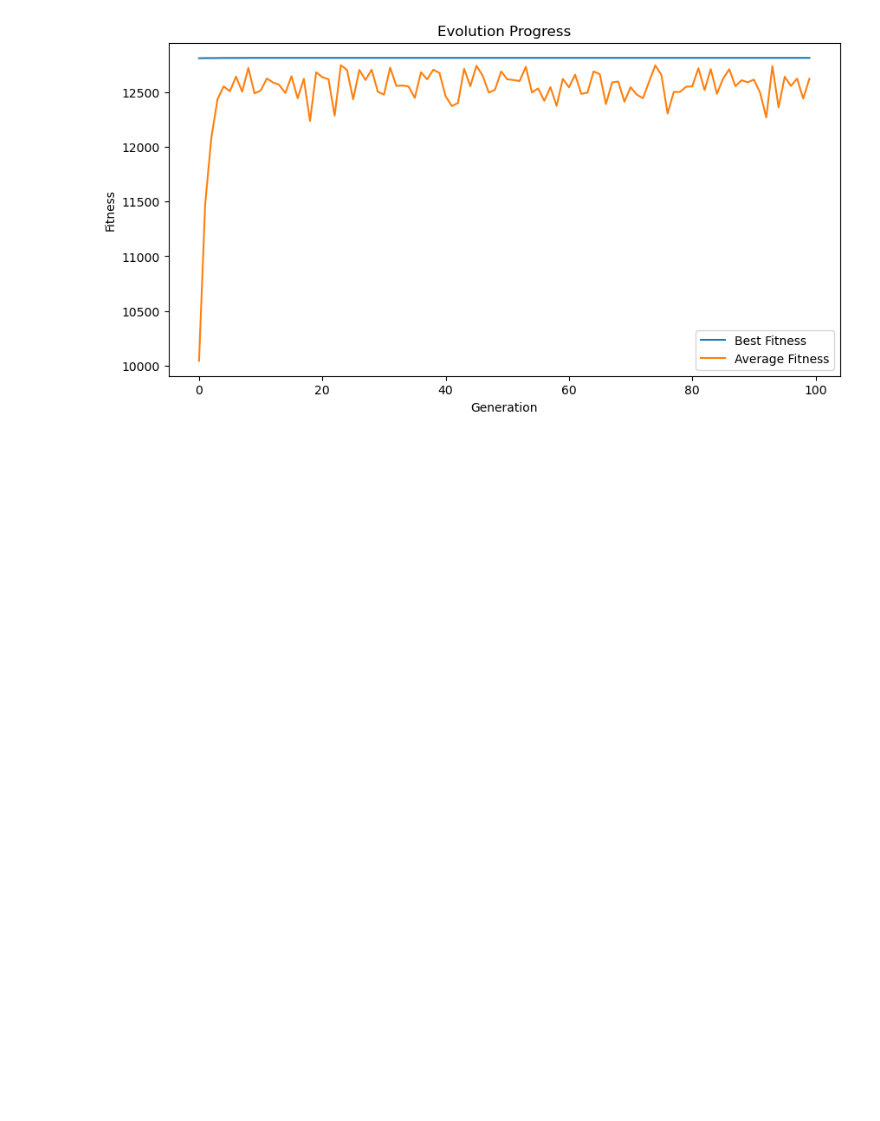
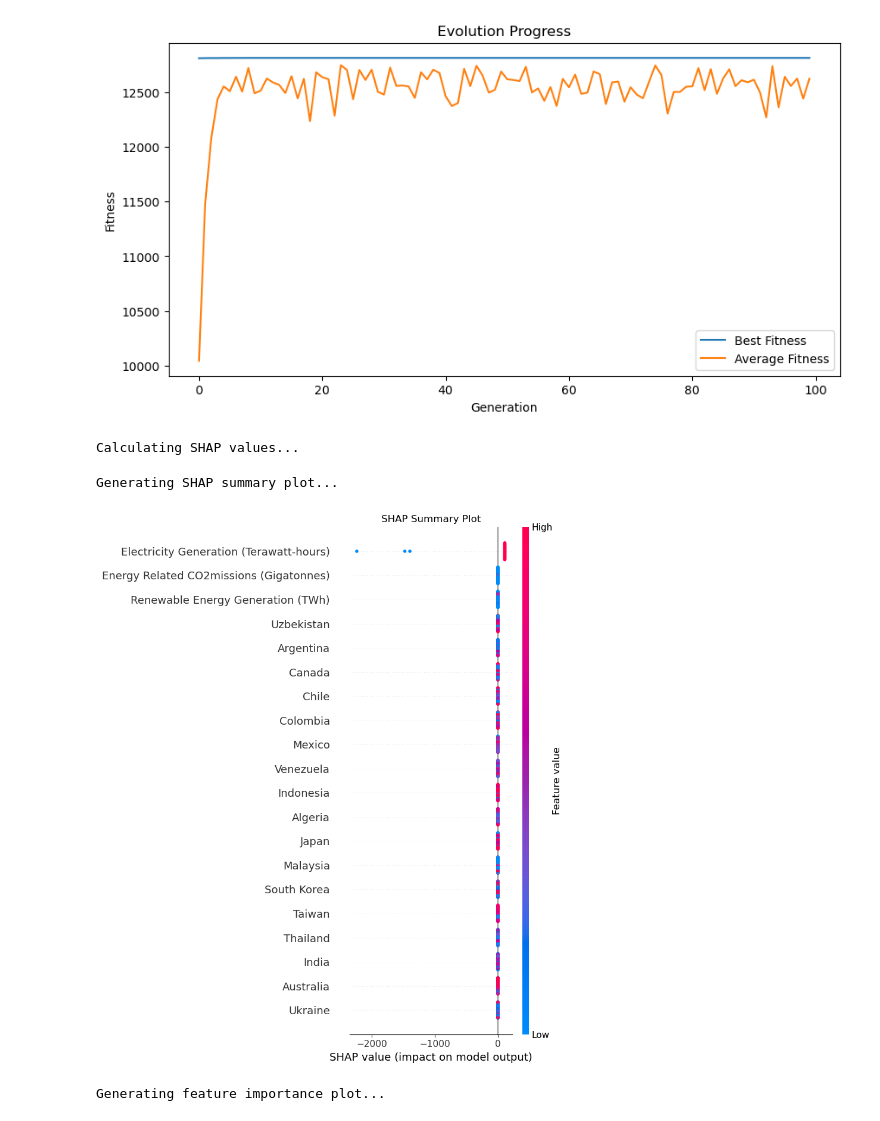
Before and after one commit to lassya2507/eco-resource-optimization, a Jupyter notebook: main.ipynb, the cells around one changed output. Saved outputs shown, nothing was run; the diff lists cells and outputs as text; code cells hidden in the pictures; blank space fills up the shorter version.

Commit message:
applied shap

```diff
--- a/main.ipynb
+++ b/main.ipynb
@@ -157,3 +159,78 @@ plt.legend()
 plt.show()
 # %% [output]
 [figure]
+# %%
+def analyze_final_population(ea):
+    # Convert final population to DataFrame and ensure numeric values
+    final_population_df = pd.DataFrame(ea.final_population)
+
+    # Convert all numeric columns to float
+    for col in final_population_df.columns:
+        try:
+            final_population_df[col] = pd.to_numeric(final_population_df[col], errors='coerce')
+        except:
+            continue
+
+    # Drop any non-numeric columns
+    numeric_cols = final_population_df.select_dtypes(include=[np.number]).columns
+    final_population_df = final_population_df[numeric_cols]
+
+    # Create a wrapper for the fitness function that works with numpy arrays
+    def fitness_model(X):
+        # Convert numpy array back to dictionary format expected by objective_function
+        results = []
+        for i in range(len(X)):
+            individual = {col: X[i, j] for j, col in enumerate(numeric_cols)}
+            results.append(ea.objective_function(individual))
+        return np.array(results)
+
+    # Create background data for SHAP
+    background_data = final_population_df.sample(min(100, len(final_population_df)))
+
+    # Initialize SHAP explainer
+    explainer = shap.KernelExplainer(fitness_model, background_data)
+
+    # Calculate SHAP values for a subset of the final population
+    sample_size = min(50, len(final_population_df))  # Limit sample size for computation
+    sample_data = final_population_df.sample(sample_size)
+
+    print("Calculating SHAP values...")
+    shap_values = explainer.shap_values(sample_data)
+
+    # Create plots
+    print("\nGenerating SHAP summary plot...")
+    shap.summary_plot(shap_values, sample_data, show=False)
+    plt.title("SHAP Summary Plot")
+    plt.tight_layout()
+    plt.show()
+
+    # Bar plot of feature importance
+    print("\nGenerating feature importance plot...")
+    shap.summary_plot(shap_values, sample_data, plot_type="bar", show=False)
+    plt.title("Feature Importance")
+    plt.tight_layout()
+    plt.show()
+
+    # Return the SHAP values and processed data for further analysis if needed
+    return shap_values, sample_data
+
+# Usage example:
+import matplotlib.pyplot as plt
+
+# After running your evolutionary algorithm:
+shap_values, analyzed_data = analyze_final_population(ea)
+
+# Print top 5 most important features based on mean absolute SHAP values
+feature_importance = pd.DataFrame({
+    'Feature': analyzed_data.columns,
+    'Importance': np.abs(shap_values).mean(0)
+})
+feature_importance = feature_importance.sort_values('Importance', ascending=False)
+
+print("\nTop 5 Most Important Features:")
+print(feature_importance.head())
+# %% [output]
+Calculating SHAP values...
+Generating SHAP summary plot...
+[figure, added]
+Generating feature importance plot...
```
Also changed, not shown: parts of 5 cells of this notebook.
